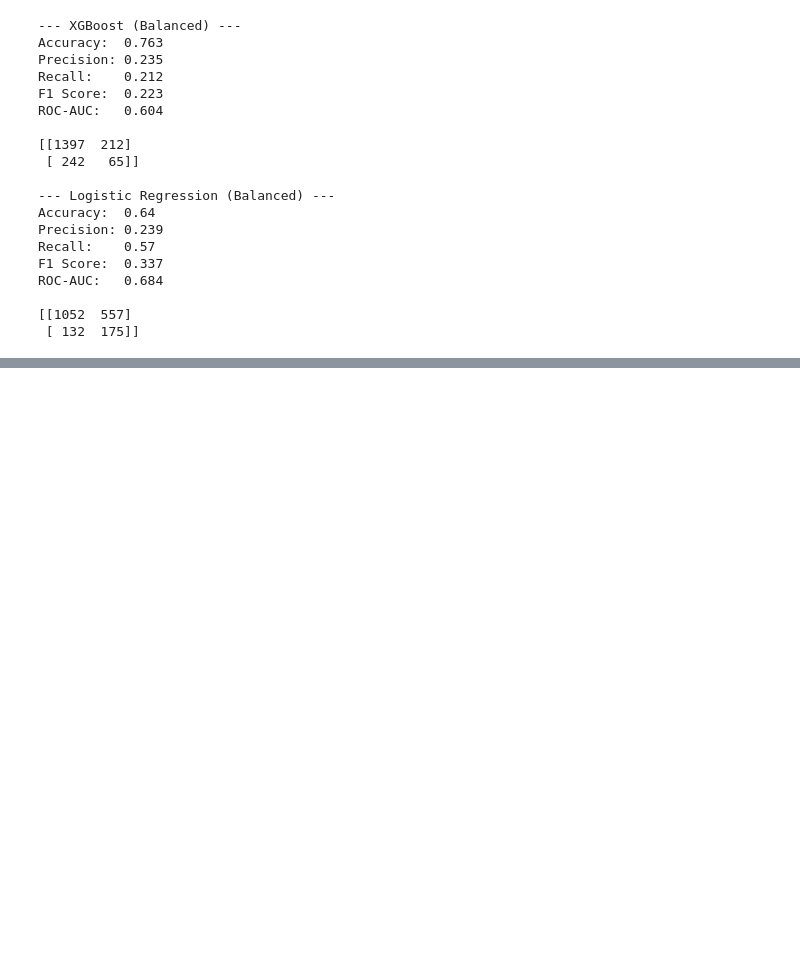
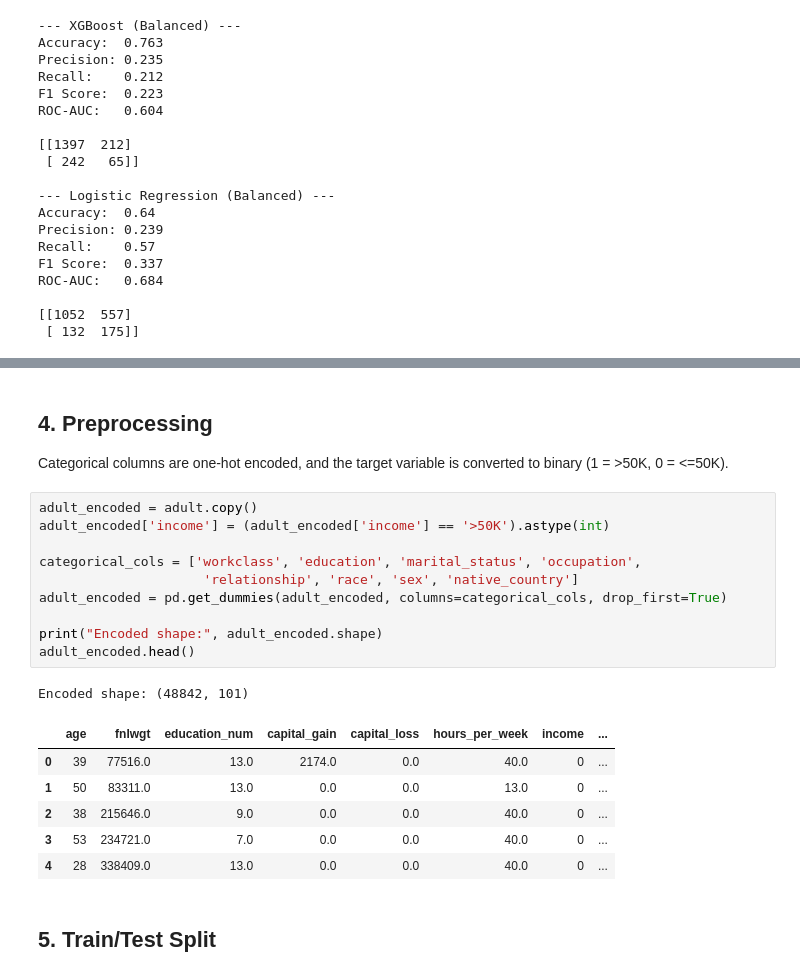
Before and after one commit to shreyassharma3002/model_risk_analysis, a Jupyter notebook: model_risk_analysis.ipynb, the cells around one changed output, grey strips where cells are left out. Saved outputs shown, nothing was run; the diff lists cells and outputs as text; blank space fills up the shorter version.

```diff
--- a/model_risk_analysis.ipynb
+++ b/model_risk_analysis.ipynb
@@ -251,0 +463,24 @@ ROC-AUC:   0.684
+# %% [markdown]
+## 4. Preprocessing
+
+Categorical columns are one-hot encoded, and the target variable is converted to binary (1 = >50K, 0 = <=50K).
+# %%
+adult_encoded = adult.copy()
+adult_encoded['income'] = (adult_encoded['income'] == '>50K').astype(int)
+
+categorical_cols = ['workclass', 'education', 'marital_status', 'occupation',
+                     'relationship', 'race', 'sex', 'native_country']
+adult_encoded = pd.get_dummies(adult_encoded, columns=categorical_cols, drop_first=True)
+
+print("Encoded shape:", adult_encoded.shape)
+adult_encoded.head()
+# %% [output]
+Encoded shape: (48842, 101)
+|  | age | fnlwgt | education_num | capital_gain | capital_loss | hours_per_week | income | ... |
+| 0 | 39 | 77516.0 | 13.0 | 2174.0 | 0.0 | 40.0 | 0 | ... |
+| 1 | 50 | 83311.0 | 13.0 | 0.0 | 0.0 | 13.0 | 0 | ... |
+| 2 | 38 | 215646.0 | 9.0 | 0.0 | 0.0 | 40.0 | 0 | ... |
+| 3 | 53 | 234721.0 | 7.0 | 0.0 | 0.0 | 40.0 | 0 | ... |
+| 4 | 28 | 338409.0 | 13.0 | 0.0 | 0.0 | 40.0 | 0 | ... |
+# %% [markdown]
+## 5. Train/Test Split
```
Also changed, not shown: parts of 29 cells of this notebook.
